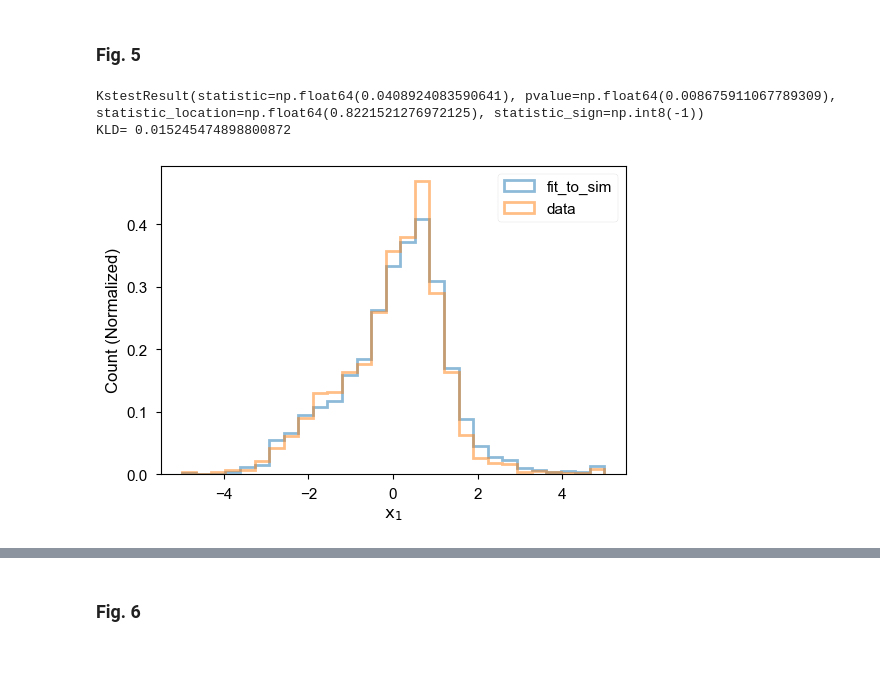
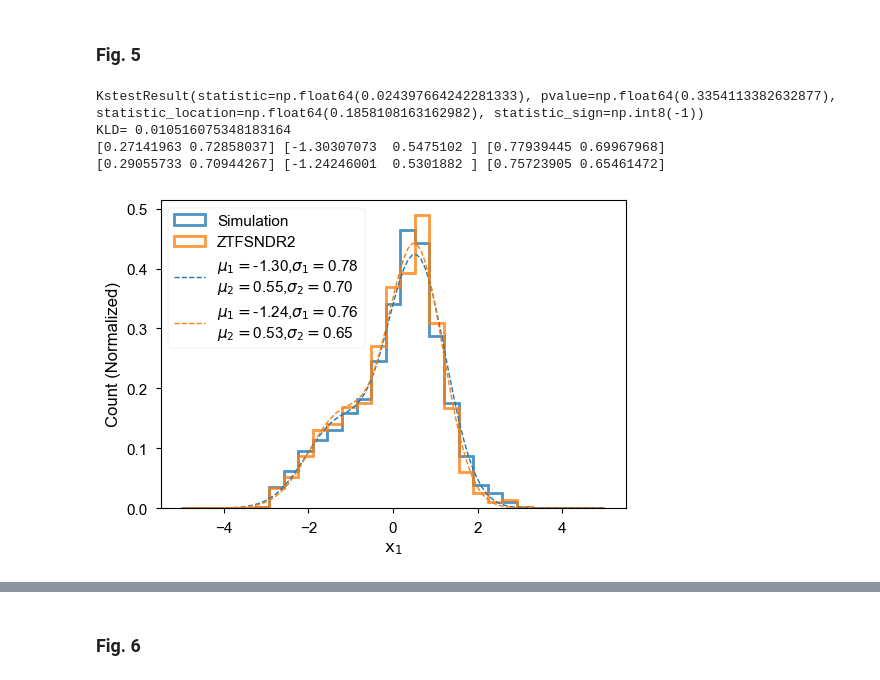
Before and after one commit to mi-dai/lightcurvelynx_ztf_sims, a Jupyter notebook: ZTF_snia-paper-plots.ipynb, the cells around one changed output, grey strips where cells are left out. Saved outputs shown, nothing was run; the diff lists cells and outputs as text; code cells hidden in the pictures.

```diff
--- a/ZTF_snia-paper-plots.ipynb
+++ b/ZTF_snia-paper-plots.ipynb
@@ -262,32 +336,46 @@ KLD= 0.017703706328221956
 # %%
 result_df = saltpars
 # %%
-bins=np.linspace(-5,5,30)
-# idx = saltpar_cuts
-# data_idx = (data.fitquality_flag == True) & (data.lccoverage_flag == True) & ~data.x1.isna()
-idx = np.full(len(result_df), True, dtype=bool)
-data_idx = (data.lccoverage_flag == True) & ~data.x1.isna()
+bmin, bmax = -5, 5
+bins=np.linspace(bmin,bmax,30)
+idx = saltpar_cuts
+data_idx = (data.fitquality_flag == True) & (data.lccoverage_flag == True) & ~data.x1.isna()
+# idx = np.full(len(result_df), True, dtype=bool)
+# data_idx = (data.lccoverage_flag == True) & ~data.x1.isna()
 
-plt.hist(result_df[idx].x1,bins=bins,density=True,label='fit_to_sim',histtype = 'step',lw = 2,
-         color='C0',alpha=0.5)
-plt.hist(data[data_idx].x1,bins=bins,density=True,label='data',histtype = 'step',lw = 2,
-         color='C1',alpha=0.5)
-plt.legend()
+plt.hist(result_df[idx].x1,bins=bins,density=True,label='Simulation',histtype = 'step',lw = 2,
+         color='C0',alpha=0.8)
+plt.hist(data[data_idx].x1,bins=bins,density=True,label='ZTFSNDR2',histtype = 'step',lw = 2,
+         color='C1',alpha=0.8)
 plt.xlabel(r'$\mathrm{x_1}$')
 plt.ylabel('Count (Normalized)')
 
 ks = stats.ks_2samp(result_df[idx].x1,data[data_idx].x1)
 print(ks)
 
-p1,_ = np.histogram(result_df[idx].x1,bins=bins,density=True)
-p2,_ = np.histogram(data[data_idx].x1,bins=bins,density=True)
-p1 = np.clip(p1, 1.e-8, None)
-p2 = np.clip(p2, 1.e-8, None)
-print("KLD=",stats.entropy(p1,p2))
+psim,_ = np.histogram(result_df[idx].x1,bins=bins,density=True)
+pdata,_ = np.histogram(data[data_idx].x1,bins=bins,density=True)
+psim = np.clip(psim, 1.e-8, None)
+pdata = np.clip(pdata, 1.e-8, None)
+print("KLD=",stats.entropy(pdata,psim))
 
+x = np.linspace(bmin, bmax, 100)
+gmm = fit_gmm_1d(result_df[idx].x1)
+weights, means, covs = get_gmm_pars(gmm)
+print(weights, means, covs)
+plot_gmm(x,gmm, c='C0', ls='--',lw=1, label=r"$\mu_1=$"+f"{means[0]:.2f},"+r"$\sigma_1=$"+f"{covs[0]:.2f}\n"+
+                                            r"$\mu_2=$"+f"{means[1]:.2f},"+r"$\sigma_2=$"+f"{covs[1]:.2f}")
+gmm = fit_gmm_1d(data[data_idx].x1)
+weights, means, covs = get_gmm_pars(gmm)
+print(weights, means, covs)
+plot_gmm(x,gmm, c='C1', ls='--',lw=1, label=r"$\mu_1=$"+f"{means[0]:.2f},"+r"$\sigma_1=$"+f"{covs[0]:.2f}\n"+
+                                            r"$\mu_2=$"+f"{means[1]:.2f},"+r"$\sigma_2=$"+f"{covs[1]:.2f}")
+plt.legend()
 plt.savefig('paper_figs/x1_distr.png')
 # %% [output]
-KstestResult(statistic=np.float64(0.0408924083590641), pvalue=np.float64(0.008675911067789309), statistic_location=np.float64(0.8221521276972125), statistic_sign=np.int8(-1))
-KLD= 0.015245474898800872
+KstestResult(statistic=np.float64(0.024397664242281333), pvalue=np.float64(0.3354113382632877), statistic_location=np.float64(0.1858108163162982), statistic_sign=np.int8(-1))
+KLD= 0.010516075348183164
+[0.27141963 0.72858037] [-1.30307073  0.5475102 ] [0.77939445 0.69967968]
+[0.29055733 0.70944267] [-1.24246001  0.5301882 ] [0.75723905 0.65461472]
-[figure, old version]
+[figure, new version]
 # %%
```
Also changed, not shown: parts of 23 cells of this notebook, 5 other files.
